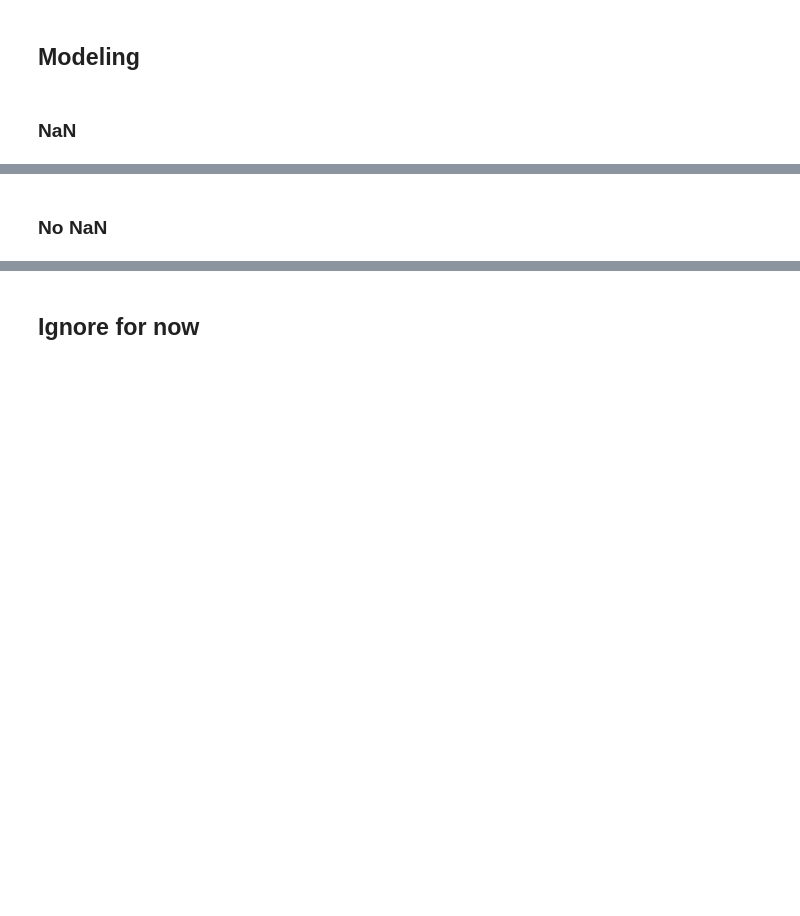
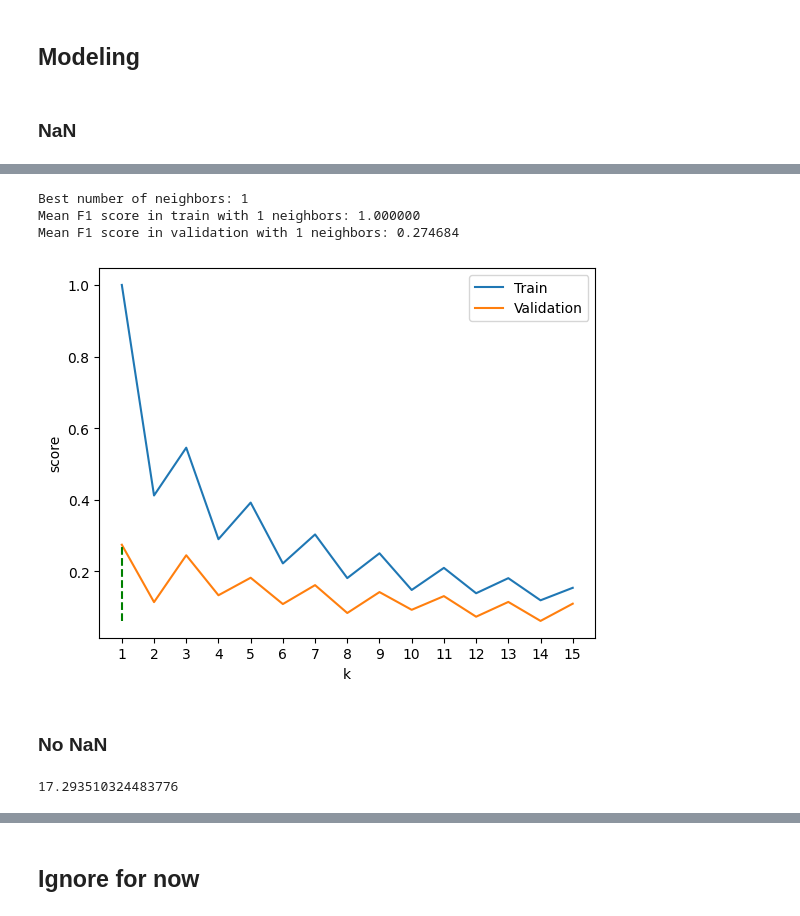
Before and after one commit to Dinis239/DM2_Project, a Jupyter notebook: Modeling (IGNORAR PARA JÁ)/testing.ipynb, the cells around one changed output, grey strips where cells are left out. Saved outputs shown, nothing was run; the diff lists cells and outputs as text; code cells hidden in the pictures; blank space fills up the shorter version.

```diff
--- a/Modeling (IGNORAR PARA JÁ)/testing.ipynb
+++ b/Modeling (IGNORAR PARA JÁ)/testing.ipynb
@@ -83,0 +275,2 @@ param_grid = [{
+# %%
+pipe[:-1].fit_transform(X_train, y_train)
@@ -83,0 +291,2 @@ param_grid = [{
+# %%
+pipe.fit(X_train, y_train)
@@ -88,0 +451,3 @@ result_df
+# %%
+X_train_t = pipe[:-1].fit_transform(X_train, y_train)
+X_val_t = pipe[:-1].transform(X_val)
@@ -89,2 +515,39 @@ result_df
+# %%
+k_list = np.arange(1, 16)
+scores_train = []
+scores_val = []
+high_score=0
+nof=0
+for k in tqdm(k_list):
+    knn_model = KNeighborsClassifier(n_neighbors=k)
+    knn_model.fit(X_train_t, y_train)
+    train_pred = knn_model.predict(X_train_t)
+    val_pred = knn_model.predict(X_val_t)
+    scores_train.append(f1_score(y_train, train_pred))
+    scores_val.append(f1_score(y_val, val_pred))
+    if(f1_score(y_val, val_pred)>high_score):
+        high_score = f1_score(y_val, val_pred)
+        nof = k_list[k-1]
+
+
+print("Best number of neighbors: %d" %nof)
+print("Mean F1 score in train with %d neighbors: %f" % (nof, scores_train[nof-1]))
+print("Mean F1 score in validation with %d neighbors: %f" % (nof, high_score))
+# %% [output]
+Best number of neighbors: 1
+Mean F1 score in train with 1 neighbors: 1.000000
+Mean F1 score in validation with 1 neighbors: 0.274684
+# %%
+plt.plot(k_list, scores_train, label='Train')
+plt.plot(k_list, scores_val, label = 'Validation')
+plt.vlines(x=nof,ymax=high_score,ymin=min(scores_val),ls='--',colors='g')
+plt.xticks(k_list)
+plt.xlabel('k')
+plt.ylabel('score')
+plt.legend()
+
+plt.show()
+# %% [output]
+[figure, added]
 # %% [markdown]
 ### No NaN
@@ -91,3 +556,7 @@ result_df
+# %%
+len(data_no_nan) / len(data) *100
+# %% [output]
+17.293510324483776
 # %%
 X_no_nan = data_no_nan.drop('TARGET_B', axis=1).select_dtypes('number')
 y_no_nan = data_no_nan['TARGET_B']
```
Also changed, not shown: parts of 43 cells of this notebook, 3 other files.
